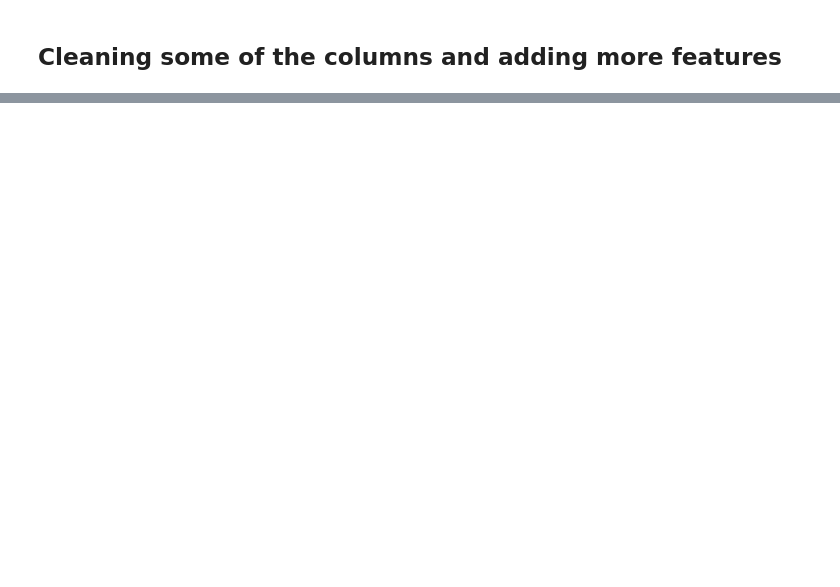
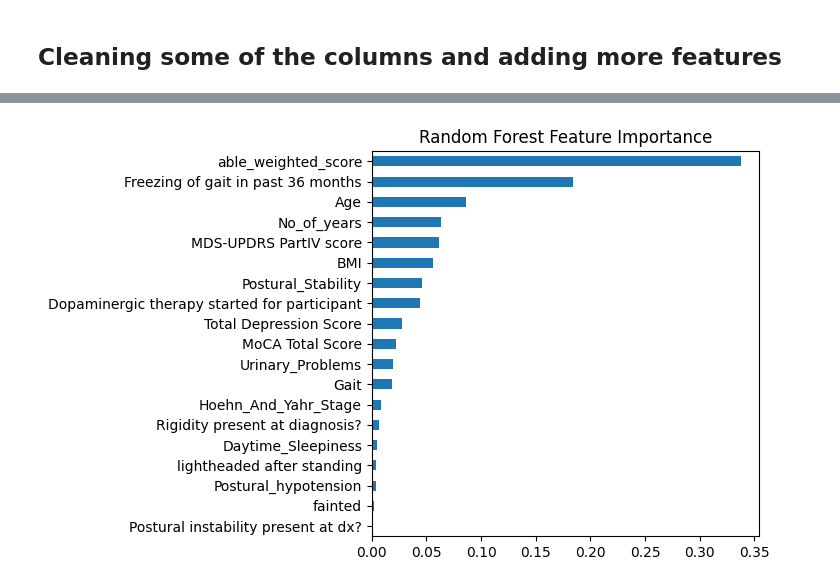
Before and after one commit to NadChern/Mobility_Decline_Risk_Prediction_For_PD_Patients, a Jupyter notebook: Model_Development.ipynb, the cells around one changed output, grey strips where cells are left out. Drawn from its saved outputs; the diff is of its cells as text; code cells hidden in the pictures; blank space fills up the shorter version.

```diff
--- a/Model_Development.ipynb
+++ b/Model_Development.ipynb
@@ -610,0 +711,22 @@ data1.head()
+# %%
+import numpy as np
+
+def gaussian_weight(x, mu=2.5, sigma=1.2):
+    return np.exp(-0.5 * ((x - mu) / sigma) ** 2)
+
+able_cols = [
+    'Able to get on and off toilet',
+    'Able to step up and down curbs',
+    'Able to get in and out of a car',
+    'Able to get out of bed into chair',
+    'Able to run errands and shop',
+    'Able to get off floor without help',
+    'Able to go for a walk of at least 15 min'
+]
+
+# Apply gaussian weight to each value and sum across features
+data_4['able_weighted_score'] = (
+    data_4[able_cols]
+    .apply(lambda col: col.apply(lambda x: gaussian_weight(x) if pd.notna(x) else np.nan))
+    .sum(axis=1)
+)
@@ -610,0 +815,15 @@ data1.head()
+# %%
+cols = ['No_of_years','Age',
+       'Postural instability present at dx?','Rigidity present at diagnosis?',
+       'Dopaminergic therapy started for participant', 'MoCA Total Score',
+       'Freezing of gait in past 36 months',
+       'lightheaded after standing', 'fainted',
+        'Total Depression Score', 'able_weighted_score',
+       'MDS-UPDRS PartIV score', 'MDS-UPDRS Part I Score','BMI','Daytime_Sleepiness', 'Urinary_Problems',
+       'Gait', 'Postural_Stability', 'Hoehn_And_Yahr_Stage', 'Postural_hypotension',
+]
+
+X = data_4[cols]
+Y = data_4['Falls not rel to freezing past 36 months']
+from sklearn.model_selection import train_test_split
+X_train, X_test, y_train, y_test = train_test_split(X, Y, test_size = 0.3, random_state = 42, stratify=Y)
@@ -610,0 +1028,9 @@ data1.head()
+# %%
+import matplotlib.pyplot as plt
+
+rf_importances = pd.Series(best_stage1.feature_importances_, index=X_train.columns).sort_values(ascending=True)
+rf_importances.plot(kind='barh', figsize=(5,5))
+plt.title('Random Forest Feature Importance')
+plt.show()
+# %% [output]
+[figure, added]
```
Also changed, not shown: parts of 15 cells of this notebook.
